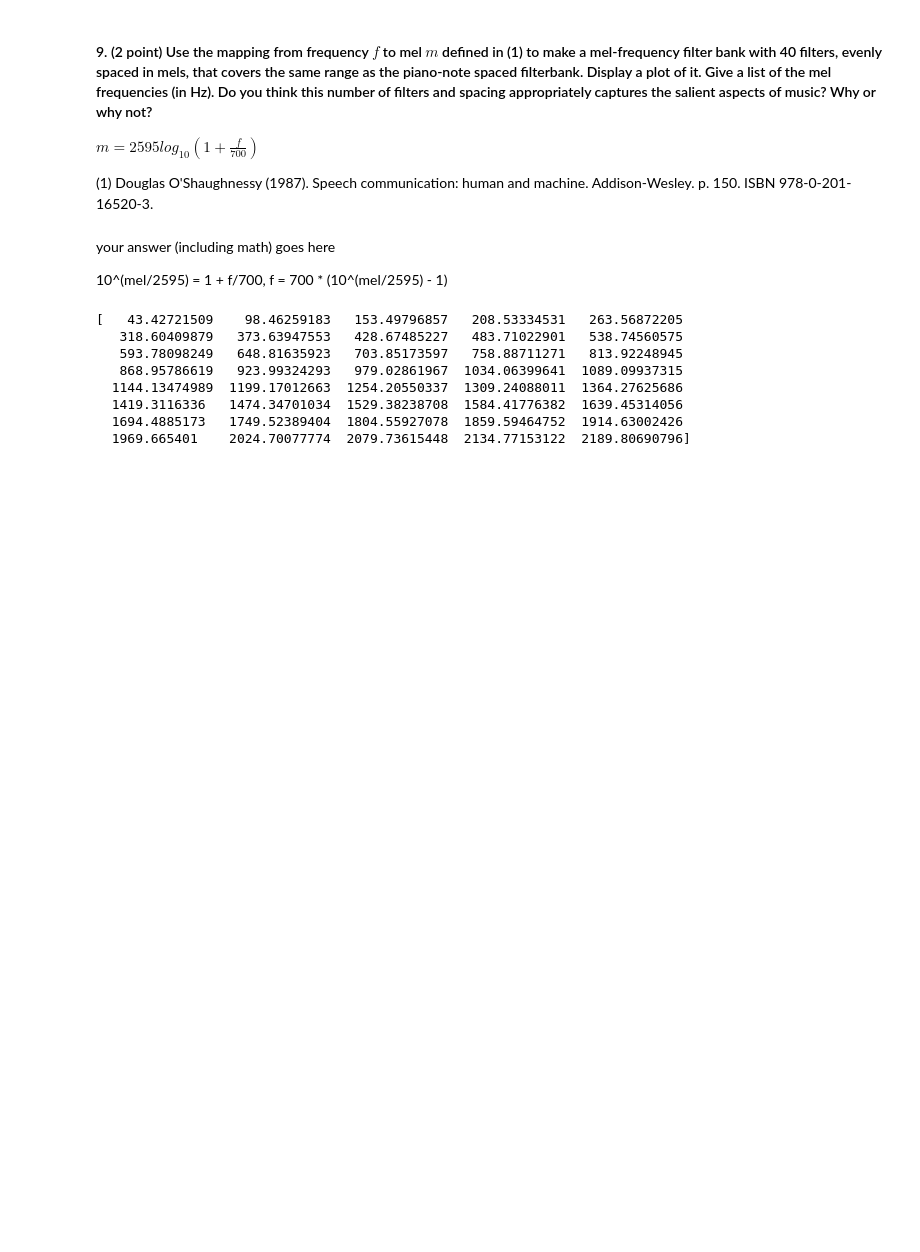
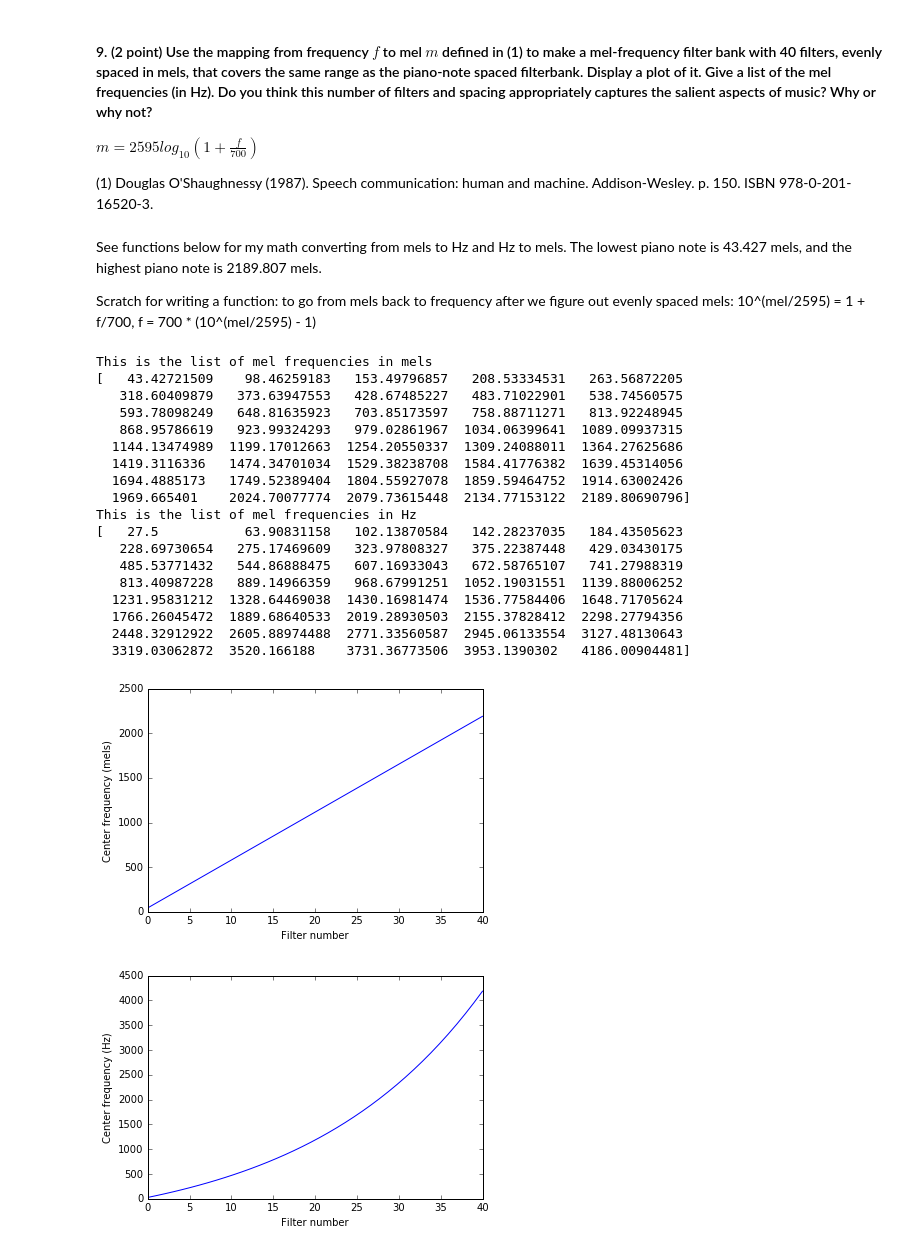
Before and after one commit to sgnachreiner/eecs352-hw2, a Jupyter notebook: HW2.ipynb, the cells around one changed output. Cells and saved outputs as stored; diff of their text form; code cells hidden in the pictures; blank space fills up the shorter version.

```diff
--- a/HW2.ipynb
+++ b/HW2.ipynb
@@ -484,32 +490,65 @@ print cfreqs
 $m = 2595log_{10}(1+\frac{f}{700})$
 
 (1) Douglas O'Shaughnessy (1987). Speech communication: human and machine. Addison-Wesley. p. 150. ISBN 978-0-201-16520-3.
-# %% [markdown]
-your answer (including math) goes here
-
-10^(mel/2595) = 1 + f/700, f = 700 * (10^(mel/2595) - 1)
+# %% [markdown]
+See functions below for my math converting from mels to Hz and Hz to mels. The lowest piano note is 43.427 mels, and the highest piano note is 2189.807 mels.
+
+Scratch for writing a function: to go from mels back to frequency after we figure out evenly spaced mels: 10^(mel/2595) = 1 + f/700, f = 700 * (10^(mel/2595) - 1)
 # %%
 #---------------------
 # your code goes below
 #---------------------
 
 def f_to_mel(f):
     return 2595 * np.log10(1 + f*1.0/700)
 
 def mel_to_f(mel):
     return 700 * (10**(mel/2595.0) - 1)
 
 lowest_note = f_to_mel(440*2**(-48.0/12))
 highest_note = f_to_mel(440*2**(39.0/12))
 
-cfreqs = np.linspace(lowest_note,highest_note,40)
+cfreqs = np.linspace(lowest_note,highest_note,40) #this is the filterbank!
+x = np.linspace(0,cfreqs.size, cfreqs.size)
+
+fig = plt.figure()
+fig.add_subplot(111)
+plt.plot(x, cfreqs)
+plt.xlabel('Filter number')
+plt.ylabel('Center frequency (mels)')
+
+print "This is the list of mel frequencies in mels"
 print cfreqs
+
+for i in range(cfreqs.size):
+    cfreqs[i] = mel_to_f(cfreqs[i])
+
+fig2 = plt.figure()
+fig2.add_subplot(111)
+plt.plot(x, cfreqs)
+plt.xlabel('Filter number')
+plt.ylabel('Center frequency (Hz)')
+
+print "This is the list of mel frequencies in Hz"
+print cfreqs
 # %% [output]
+This is the list of mel frequencies in mels
 [   43.42721509    98.46259183   153.49796857   208.53334531   263.56872205
    318.60409879   373.63947553   428.67485227   483.71022901   538.74560575
    593.78098249   648.81635923   703.85173597   758.88711271   813.92248945
    868.95786619   923.99324293   979.02861967  1034.06399641  1089.09937315
   1144.13474989  1199.17012663  1254.20550337  1309.24088011  1364.27625686
   1419.3116336   1474.34701034  1529.38238708  1584.41776382  1639.45314056
   1694.4885173   1749.52389404  1804.55927078  1859.59464752  1914.63002426
   1969.665401    2024.70077774  2079.73615448  2134.77153122  2189.80690796]
+This is the list of mel frequencies in Hz
+[   27.5           63.90831158   102.13870584   142.28237035   184.43505623
+   228.69730654   275.17469609   323.97808327   375.22387448   429.03430175
+   485.53771432   544.86888475   607.16933043   672.58765107   741.27988319
+   813.40987228   889.14966359   968.67991251  1052.19031551  1139.88006252
+  1231.95831212  1328.64469038  1430.16981474  1536.77584406  1648.71705624
+  1766.26045472  1889.68640533  2019.28930503  2155.37828412  2298.27794356
+  2448.32912922  2605.88974488  2771.33560587  2945.06133554  3127.48130643
+  3319.03062872  3520.166188    3731.36773506  3953.1390302   4186.00904481]
+[figure, added]
+[figure, added]
```
Also changed, not shown: parts of 6 cells of this notebook.
